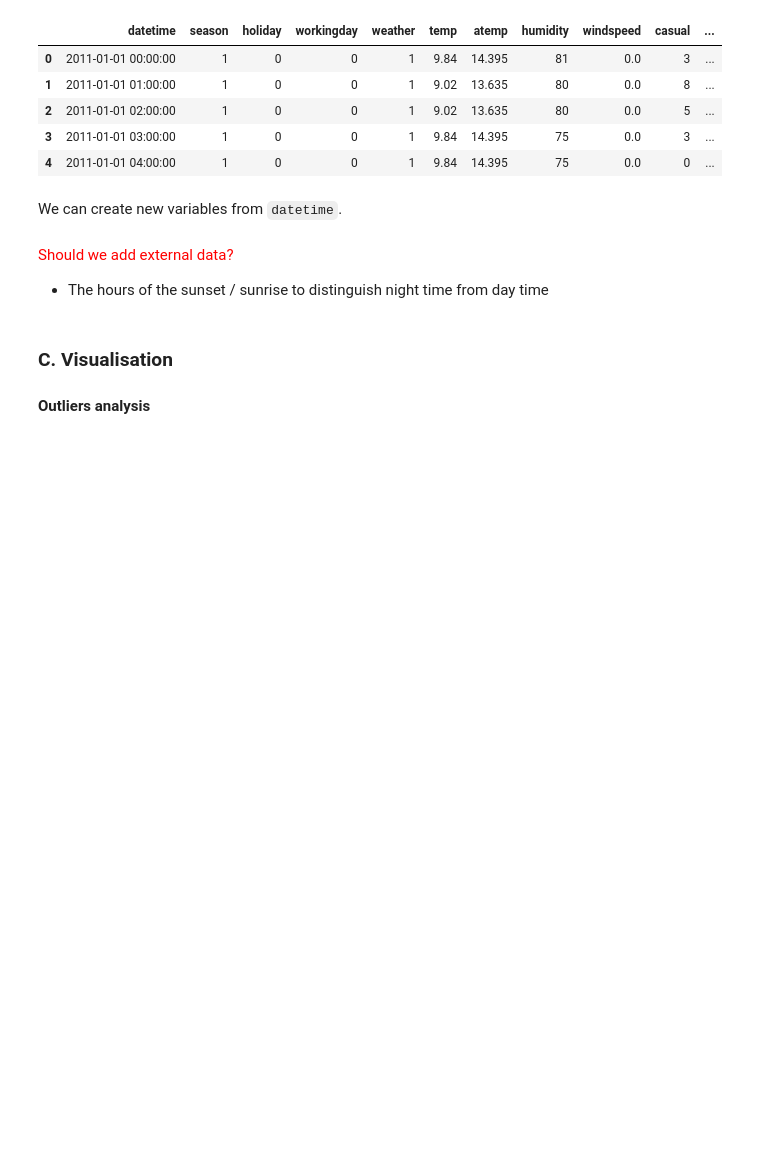
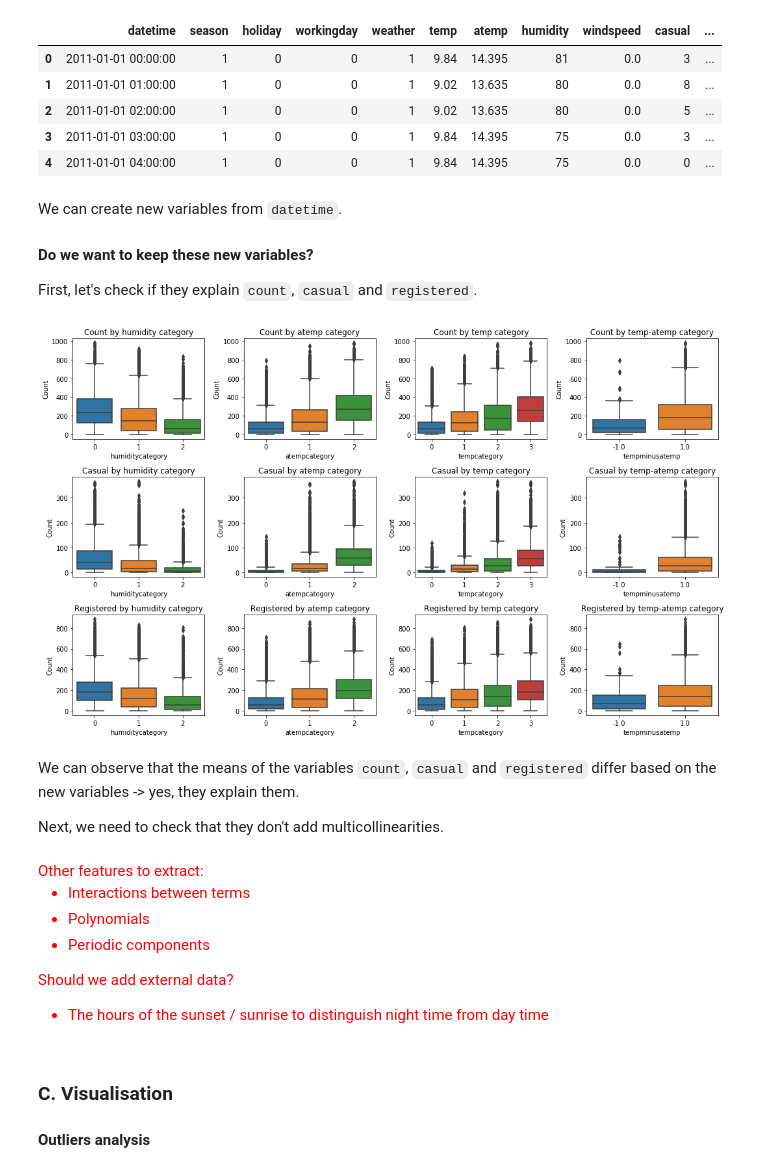
Before and after one commit to InesVA/predicting-bike-sharing-demand, a Jupyter notebook: Bike Sharing Prediction.ipynb, the cells around one changed output. Saved outputs shown, nothing was run; the diff lists cells and outputs as text; code cells hidden in the pictures; blank space fills up the shorter version.

````diff
--- a/Bike Sharing Prediction.ipynb
+++ b/Bike Sharing Prediction.ipynb
@@ -124,5 +142,70 @@ test = datasets[datasets.is_train == 0].drop(columns="is_train")
+# %% [markdown]
+**Do we want to keep these new variables?**
+
+First, let's check if they explain ```count```, ```casual``` and ```registered```.
+# %%
+fig, axes = plt.subplots(nrows=3, ncols=4)
+fig.set_size_inches(15, 9)
+
+# For count
+sn.boxplot(data=train, y="count", x="humiditycategory", orient="v", ax=axes[0][0])
+axes[0][0].set(ylabel='Count', title="Count by humidity category")
+
+sn.boxplot(data=train, y="count", x="atempcategory", orient="v", ax=axes[0][1])
+axes[0][1].set(ylabel='Count', title="Count by atemp category")
+
+sn.boxplot(data=train, y="count", x="tempcategory", orient="v", ax=axes[0][2])
+axes[0][2].set(ylabel='Count', title="Count by temp category")
+
+sn.boxplot(data=train, y="count", x="tempminusatemp", orient="v", ax=axes[0][3])
+axes[0][3].set(ylabel='Count', title="Count by temp-atemp category")
+
+
+# For casual
+sn.boxplot(data=train, y="casual", x="humiditycategory", orient="v", ax=axes[1][0])
+axes[1][0].set(ylabel='Count', title="Casual by humidity category")
+
+sn.boxplot(data=train, y="casual", x="atempcategory", orient="v", ax=axes[1][1])
+axes[1][1].set(ylabel='Count', title="Casual by atemp category")
+
+sn.boxplot(data=train, y="casual", x="tempcategory", orient="v", ax=axes[1][2])
+axes[1][2].set(ylabel='Count', title="Casual by temp category")
+
+sn.boxplot(data=train, y="casual", x="tempminusatemp", orient="v", ax=axes[1][3])
+axes[1][3].set(ylabel='Count', title="Casual by temp-atemp category")
+
+
+# For casual
+sn.boxplot(data=train, y="registered", x="humiditycategory", orient="v", ax=axes[2][0])
+axes[2][0].set(ylabel='Count', title="Registered by humidity category")
+
+sn.boxplot(data=train, y="registered", x="atempcategory", orient="v", ax=axes[2][1])
+axes[2][1].set(ylabel='Count', title="Registered by atemp category")
+
+sn.boxplot(data=train, y="registered", x="tempcategory", orient="v", ax=axes[2][2])
+axes[2][2].set(ylabel='Count', title="Registered by temp category")
+
+sn.boxplot(data=train, y="registered", x="tempminusatemp", orient="v", ax=axes[2][3])
+axes[2][3].set(ylabel='Count', title="Registered by temp-atemp category")
+
+
+plt.tight_layout()
+# %% [output]
+[figure, added]
+# %% [markdown]
+We can observe that the means of the variables ```count```, ```casual``` and ```registered``` differ based on the new variables -> yes, they explain them.
+
+Next, we need to check that they don't add multicollinearities.
 # %% [markdown]
-<font color='red'>Should we add external data?
+<font color='red'>
+Other features to extract:
+
+- Interactions between terms
+- Polynomials
+- Periodic components
+
+
+Should we add external data?
 - The hours of the sunset / sunrise to distinguish night time from day time</font>
 # %% [markdown]
 ### C. Visualisation
````
Also changed, not shown: parts of 23 cells of this notebook.
